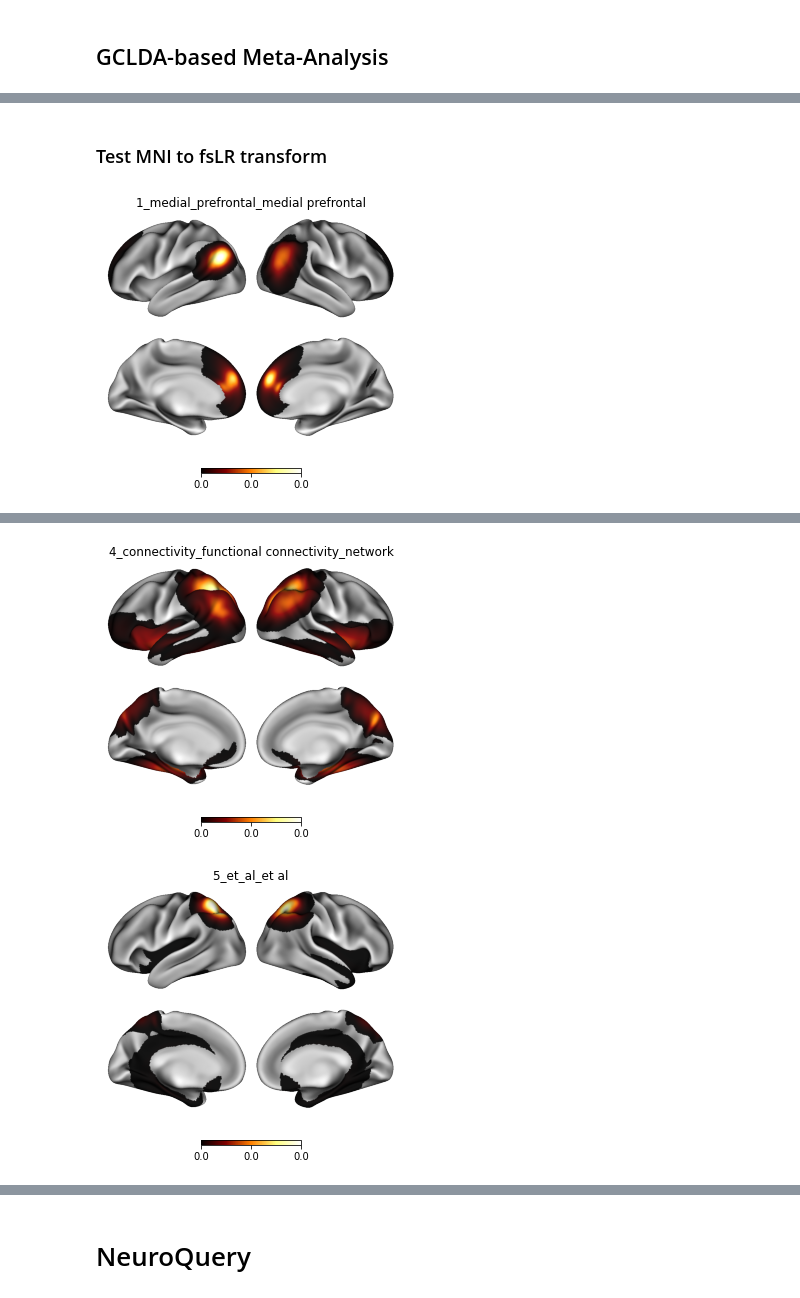
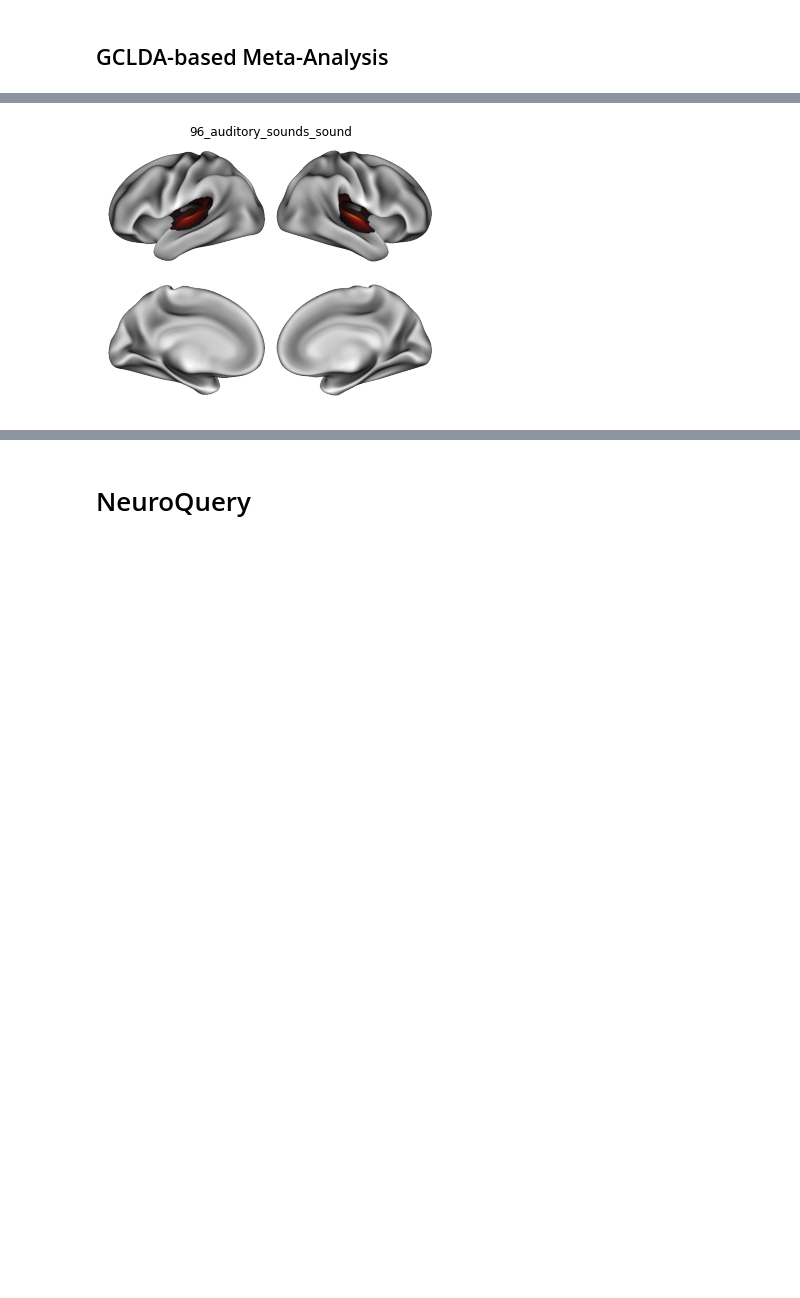
Before and after one commit to NBCLab/gradient-decoding, a Jupyter notebook: figures/meta-analysis.ipynb, the cells around one changed output, grey strips where cells are left out. Cells and saved outputs as stored; diff of their text form; code cells hidden in the pictures; blank space fills up the shorter version.

```diff
--- a/figures/meta-analysis.ipynb
+++ b/figures/meta-analysis.ipynb
@@ -12,6 +12,12 @@ from utils import plot_gradient, plot_subcortical_gradient, plot_meta_maps
 # %%
 result_dir = op.abspath("../results")
 data_dir = op.abspath("../data")
-output_dir = op.join(result_dir, "gradient_decoding")
-bg_file = op.join(data_dir, "templates", "mni152.nii.gz")
-bg_img = nib.load(bg_file)
+output_dir = op.join(result_dir, "decoding")
+# %%
+# Indices to show corresponding to auditory, motor, and visual maps
+term_ns_idxs = np.array([272, 1863, 3144])
+term_nq_idxs = np.array([468, 3407, 5977])
+lda_ns_idxs = np.array([116, 92, 62])
+lda_nq_idxs = np.array([5, 190, 182])
+gclda_ns_idxs = np.array([95, 13, 54])
+gclda_nq_idxs = np.array([76, 181, 134])
@@ -69,2 +79,0 @@ plot_meta_maps(gclda_based_ns_decoder_fn, threshold=0.000001, model="gclda")
-# %% [markdown]
-### Test MNI to fsLR transform
@@ -84,11 +80,10 @@ features = [f"{i + 1}_{top_tokens[i]}" for i in range(n_topics)]
 # %%
-gclda_grad_path = op.join(output_dir, "gclda-fslr")
-gclda_grad_lh_fnames = sorted(glob(op.join(gclda_grad_path, "*hemi-L_feature.func.gii")))
-gclda_grad_rh_fnames = sorted(glob(op.join(gclda_grad_path, "*hemi-R_feature.func.gii")))
-gclda_subcort_grad_fnames = sorted(glob(op.join(gclda_grad_path, "*_feature.nii.gz")))
-gclda_grad_fnames = zip(gclda_grad_lh_fnames[:10], gclda_grad_rh_fnames[:10])
-features_to_plot = features[:10]
+gclda_ns_grad_path = op.join(output_dir, "gclda_neurosynth_fslr")
+gclda_ns_grad_lh_fnames = sorted(glob(op.join(gclda_ns_grad_path, "*hemi-L_feature.func.gii")))
+gclda_ns_grad_rh_fnames = sorted(glob(op.join(gclda_ns_grad_path, "*hemi-R_feature.func.gii")))
+gclda_ns_grad_fnames = zip(np.array(gclda_ns_grad_lh_fnames)[gclda_ns_idxs], np.array(gclda_ns_grad_rh_fnames)[gclda_ns_idxs])
+gclda_features_to_plot = ["96_auditory_sounds_sound", "14_motor_movements_hand", "55_visual_stimuli_color"]
 
-plot_gradient("../data", gclda_grad_fnames, features_to_plot, threshold_=0.000001, cmap="afmhot")
+plot_gradient("../data", gclda_ns_grad_fnames, gclda_features_to_plot, threshold_=0.00001, cmap="afmhot", title=True, out_dir="./Fig/meta-analysis/gclda_ns", prefix="fsLR")
 # %% [output]
-[figure, old version]
+[figure, new version]
@@ -97,2 +91,0 @@ plot_gradient("../data", gclda_grad_fnames, features_to_plot, threshold_=0.00000
-[figure, removed]
-[figure, removed]
```
Also changed, not shown: parts of 16 cells of this notebook, 1 other file.
